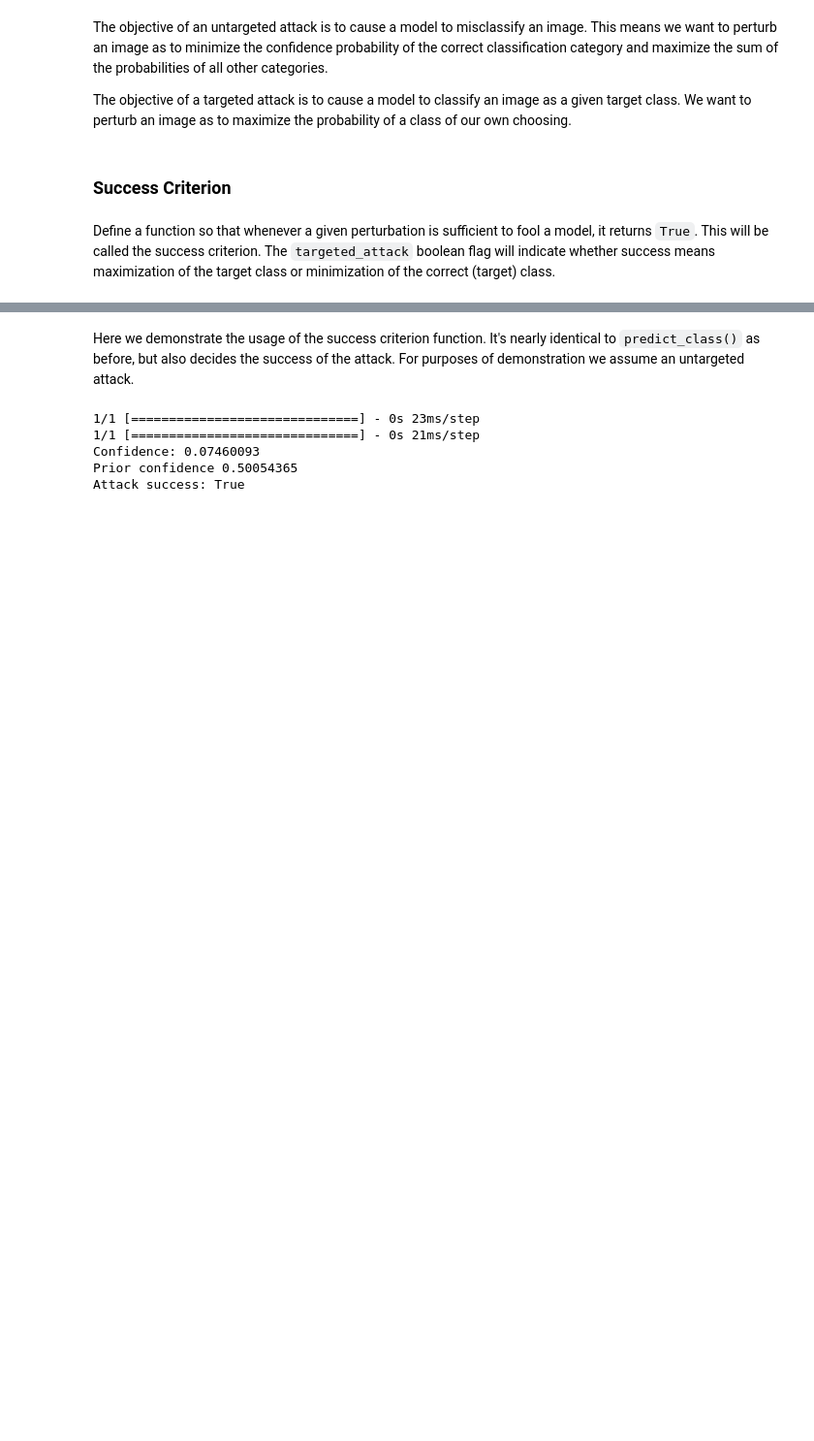
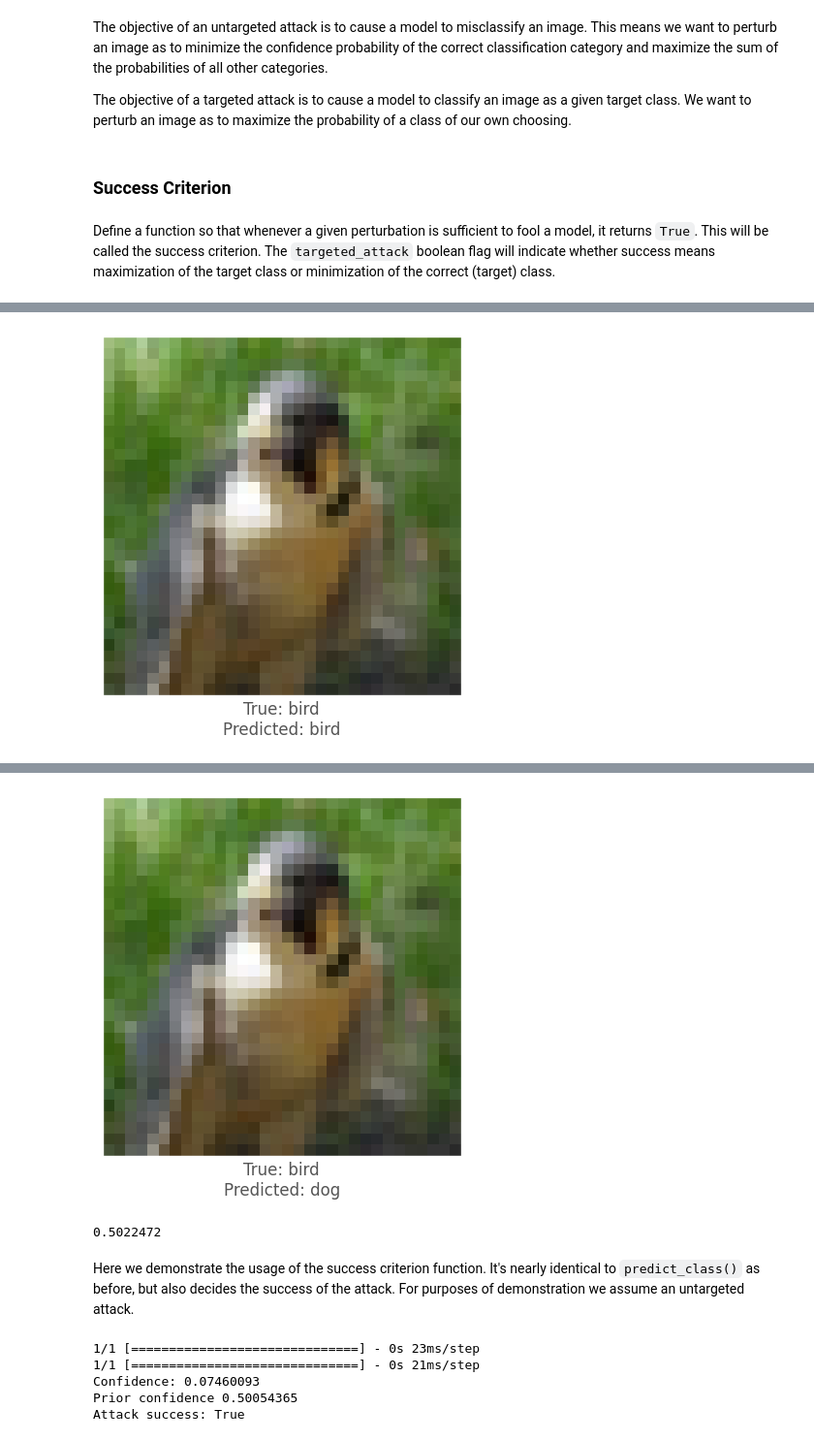
Before and after one commit to 137pjy/OnePixelAttack, a Jupyter notebook: 1_one_pixel_attack_cifar10.ipynb, the cells around one changed output, grey strips where cells are left out. Shown at 97% size. Saved outputs shown, nothing was run; the diff lists cells and outputs as text; code cells hidden in the pictures; blank space fills up the shorter version.

```diff
--- a/1_one_pixel_attack_cifar10.ipynb
+++ b/1_one_pixel_attack_cifar10.ipynb
@@ -305,6 +298,6 @@ def sensitive_pixel_sorting(image_id):
                       break
     return diff_list
 # %%
-image_id = 384 # Image index in the test set
+image_id = 16 # Image index in the test set
 helper.plot_image(x_test[image_id])
 sensitive_pixel = sensitive_pixel_sorting(image_id)
@@ -330,10 +304,13 @@ sensitive_pixel = sensitive_pixel_sorting(image_id)
 # %%
 def Algorithm1(image_id, model):
 
-    #sensitive_pixel = sensitive_pixel_sorting(image_id)
+    sensitive_pixel = sensitive_pixel_sorting(image_id)
     print(sensitive_pixel)
+    x_success = None
     L_opt = 256
+
     for pixel in sensitive_pixel:
+        L_opt = 256
         print(str(pixel[0]) + ", " + str(pixel[1]))
         img = x_test[image_id].copy()
         x_pos = pixel[0]
@@ -348,20 +325,22 @@ def Algorithm1(image_id, model):
         x = [x_pos, y_pos, r_xk, g_xk, b_xk]
         while a_min <= a_max:
             a = (a_max - a_min) // 2
-            R_xk_bounds = [(bound(r_xk-a), bound(r_xk+a)), (bound(g_xk-a), bound(g_xk+a)), (bound(b_xk-a), bound(b_xk+a))]
+            R_xk_bounds = [(bound(r_xk - a), bound(r_xk+a)), (bound(g_xk-a), bound(g_xk+a)), (bound(b_xk-a), bound(b_xk+a))]
 
             x_prime, success = opa2d_attack(image_id, model, R_xk_bounds, x_pos, y_pos)
-
+            print(a)
+            print(a_min)
             if success:
                 L_opt = dist(x,x_prime)
                 a_max = L_opt-1
+                x_success = x_prime
             else:
                 a_min = a_min + a + 1
 
     if(L_opt < 256):
-        return (x_prime,"attack success")
+        return (x_success,"attack success")
     else:
-        return (x_prime,"attack failed")
+        return (x_success,"attack failed")
 
 def dist(x, x_prime):
     return max(abs(x[2] - x_prime[2]), abs(x[3] - x_prime[3]), abs(x[4] - x_prime[4]))
@@ -406,12 +385,11 @@ def opa2d_attack(img_id, model, R_xk_bounds, x_pos, y_pos, target=None, pixel_co
 
     return [(attack_result.x[0], attack_result.x[1], attack_result.x[2], attack_result.x[3], attack_result.x[4]), success]
 # %%
-image_id = 384 # Image index in the test set
+image_id = 16 # Image index in the test set
 start = time.time()  # 시작 시간 저장
-model = resnet
+model = lenet
 
 result_x = Algorithm1(image_id, model)[0]
-
 print(f"{time.time()-start:.4f} sec")
 
 result_x
@@ -454,7 +415,15 @@ result_x
 # %%
-attack_image = perturb_image(result_x, x_test[image_id])[0]
+original_image = x_test[image_id]
+predicted_probs = model.predict_one(original_image)
+predicted_class = np.argmax(predicted_probs)
+actual_class = y_test[image_id, 0]
+helper.plot_image(original_image, actual_class, class_names, predicted_class)
+print(predicted_probs[predicted_class])
+
+attack_image = perturb_image(np.array(result_x), x_test[image_id])[0]
 predicted_probs = model.predict_one(attack_image)
 predicted_class = np.argmax(predicted_probs)
 actual_class = y_test[image_id, 0]
 helper.plot_image(attack_image, actual_class, class_names, predicted_class)
+print(predicted_probs[predicted_class])
 # %% [output]
@@ -461,0 +431 @@ AttributeError: ignored
+[figure, added]
@@ -462,3 +434,5 @@ AttributeError: ignored
+[figure, added]
+0.5022472
 # %%
 def attack_success(x, img, target_class, model, targeted_attack=False, verbose=False):
     # Perturb the image with the given pixel(s) and get the prediction of the model
```
Also changed, not shown: parts of 7 cells of this notebook.
